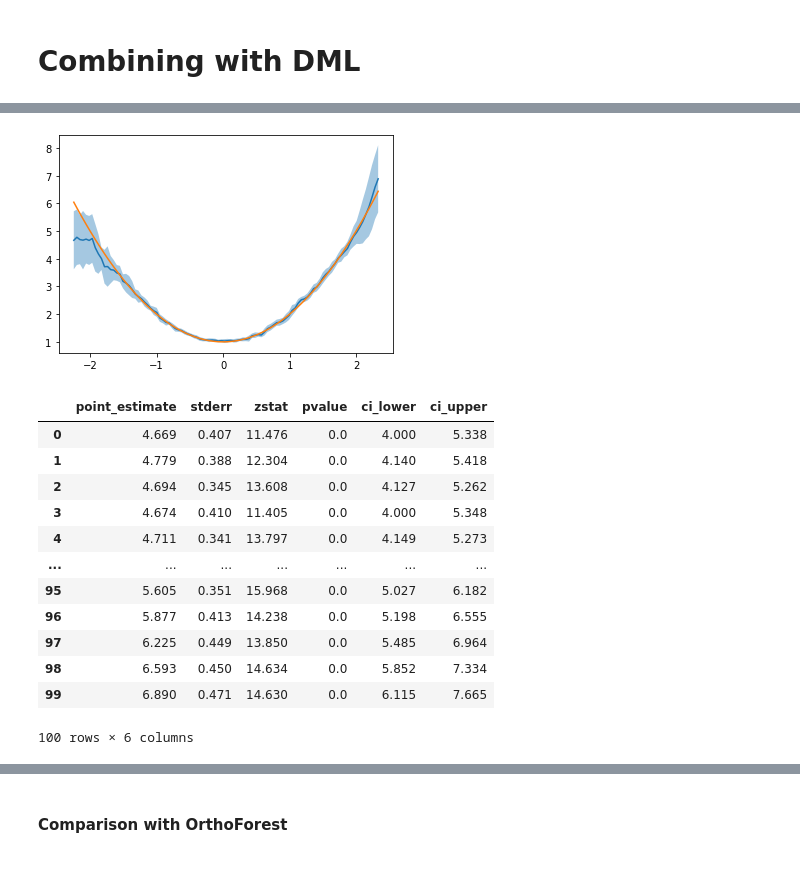
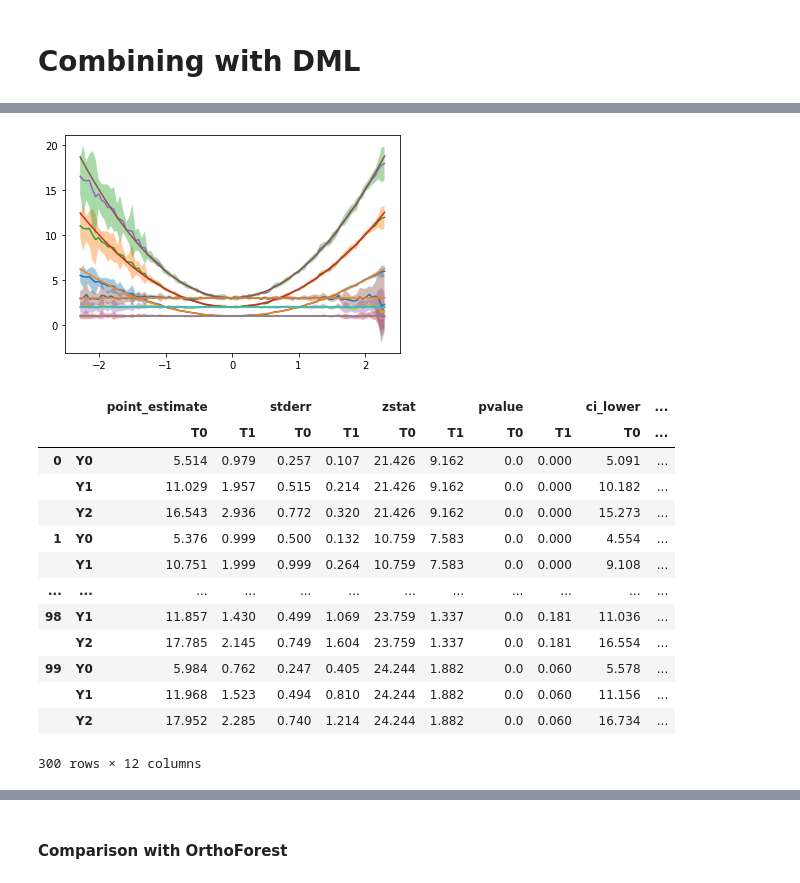
Before and after one commit to py-why/EconML, a Jupyter notebook: notebooks/Cython_grf_clean.ipynb, the cells around one changed output, grey strips where cells are left out. Drawn from its saved outputs; the diff is of its cells as text; code cells hidden in the pictures.

Commit message:
added tests for CausalForestDML

```diff
--- a/notebooks/Cython_grf_clean.ipynb
+++ b/notebooks/Cython_grf_clean.ipynb
@@ -336,10 +336,10 @@ plt.show()
 import numpy as np
 import scipy.special
 np.random.seed(123)
-n_samples = 2000
+n_samples = 5000
 n_features = 10
-n_treatments = 1
-n_outputs = 1
+n_treatments = 2
+n_outputs = 3
 true_te = lambda X: np.hstack([X[:, [0]]**2 + 1, np.ones((X.shape[0], n_treatments - 1))])
 # true_te = lambda X: np.hstack([X[:, [0]]>0, np.ones((X.shape[0], n_treatments - 1))])
 # true_te = lambda X: np.hstack([(X[:, [0]]>0) * X[:, [0]],
@@ -351,12 +351,15 @@ for t in range(n_treatments):
     T[:, t] = np.random.binomial(1, scipy.special.expit(X[:, 0]))
 # T[:, 1] = .9 * T[:, 0] + .1 * T[:, 1]
 y = np.sum(true_te(X) * T, axis=1, keepdims=True) + 5.0 * X[:, [0]] + np.random.normal(0, .1, size=(n_samples, 1))
+y = np.tile(y, (1, n_outputs))
+for j in range(n_outputs):
+    y[:, j] = (j + 1) * y[:, j]
 X_test = X[:min(100, n_samples)].copy()
 X_test[:, 0] = np.linspace(np.percentile(X[:, 0], 1), np.percentile(X[:, 0], 99), min(100, n_samples))
 # %%
 from econml.dml import CausalForestDML
-est = CausalForestDML(criterion='mse', n_estimators=4000, min_var_leaf=None,
-                      verbose=1, discrete_treatment=True,
-                      n_jobs=-1, random_state=123).fit(y.ravel(), T, X, W)
+est = CausalForestDML(criterion='mse', n_estimators=100, min_var_leaf=None,
+                      verbose=1, discrete_treatment=False,
+                      n_jobs=-1, random_state=123).fit(y, T, X=X, W=W)
 # %% [output]
 [Parallel(n_jobs=-1)]: Using backend ThreadingBackend with 8 concurrent workers.
@@ -403,28 +416,30 @@ lb, ub = res.conf_int(alpha=.01)
 # %%
 import matplotlib.pyplot as plt
 for t in range(n_treatments):
-    plt.plot(X_test[:, 0], point[:, t])
-    plt.fill_between(X_test[:,0], lb[:, t], ub[:, t], alpha=.4)
-    plt.plot(X_test[:, 0], true_te(X_test)[:, t])
+    for j in range(n_outputs):
+        plt.plot(X_test[:, 0], point[:, j, t])
+        plt.fill_between(X_test[:,0], lb[:, j, t], ub[:, j, t], alpha=.4)
+        plt.plot(X_test[:, 0], (j + 1) * true_te(X_test)[:, t])
 plt.show()
 # %% [output]
-[figure, old version]
+[figure, new version]
 # %%
 res.summary_frame()
 # %% [output]
-|  | point_estimate | stderr | zstat | pvalue | ci_lower | ci_upper |
-| 0 | 4.669 | 0.407 | 11.476 | 0.0 | 4.000 | 5.338 |
-| 1 | 4.779 | 0.388 | 12.304 | 0.0 | 4.140 | 5.418 |
-| 2 | 4.694 | 0.345 | 13.608 | 0.0 | 4.127 | 5.262 |
-| 3 | 4.674 | 0.410 | 11.405 | 0.0 | 4.000 | 5.348 |
-| 4 | 4.711 | 0.341 | 13.797 | 0.0 | 4.149 | 5.273 |
-| ... | ... | ... | ... | ... | ... | ... |
-| 95 | 5.605 | 0.351 | 15.968 | 0.0 | 5.027 | 6.182 |
-| 96 | 5.877 | 0.413 | 14.238 | 0.0 | 5.198 | 6.555 |
-| 97 | 6.225 | 0.449 | 13.850 | 0.0 | 5.485 | 6.964 |
-| 98 | 6.593 | 0.450 | 14.634 | 0.0 | 5.852 | 7.334 |
-| 99 | 6.890 | 0.471 | 14.630 | 0.0 | 6.115 | 7.665 |
+|  |  | point_estimate |  | stderr |  | zstat |  | pvalue |  | ci_lower | ... |
+|  |  | T0 | T1 | T0 | T1 | T0 | T1 | T0 | T1 | T0 | ... |
+| 0 | Y0 | 5.514 | 0.979 | 0.257 | 0.107 | 21.426 | 9.162 | 0.0 | 0.000 | 5.091 | ... |
+|  | Y1 | 11.029 | 1.957 | 0.515 | 0.214 | 21.426 | 9.162 | 0.0 | 0.000 | 10.182 | ... |
+|  | Y2 | 16.543 | 2.936 | 0.772 | 0.320 | 21.426 | 9.162 | 0.0 | 0.000 | 15.273 | ... |
+| 1 | Y0 | 5.376 | 0.999 | 0.500 | 0.132 | 10.759 | 7.583 | 0.0 | 0.000 | 4.554 | ... |
+|  | Y1 | 10.751 | 1.999 | 0.999 | 0.264 | 10.759 | 7.583 | 0.0 | 0.000 | 9.108 | ... |
+| ... | ... | ... | ... | ... | ... | ... | ... | ... | ... | ... | ... |
+| 98 | Y1 | 11.857 | 1.430 | 0.499 | 1.069 | 23.759 | 1.337 | 0.0 | 0.181 | 11.036 | ... |
+|  | Y2 | 17.785 | 2.145 | 0.749 | 1.604 | 23.759 | 1.337 | 0.0 | 0.181 | 16.554 | ... |
+| 99 | Y0 | 5.984 | 0.762 | 0.247 | 0.405 | 24.244 | 1.882 | 0.0 | 0.060 | 5.578 | ... |
+|  | Y1 | 11.968 | 1.523 | 0.494 | 0.810 | 24.244 | 1.882 | 0.0 | 0.060 | 11.156 | ... |
+|  | Y2 | 17.952 | 2.285 | 0.740 | 1.214 | 24.244 | 1.882 | 0.0 | 0.060 | 16.734 | ... |
-100 rows × 6 columns
+300 rows × 12 columns
 # %%
 res = est.effect_inference(X_test)
 point = res.point_estimate
```
Also changed, not shown: parts of 11 cells of this notebook, 11 other files.
